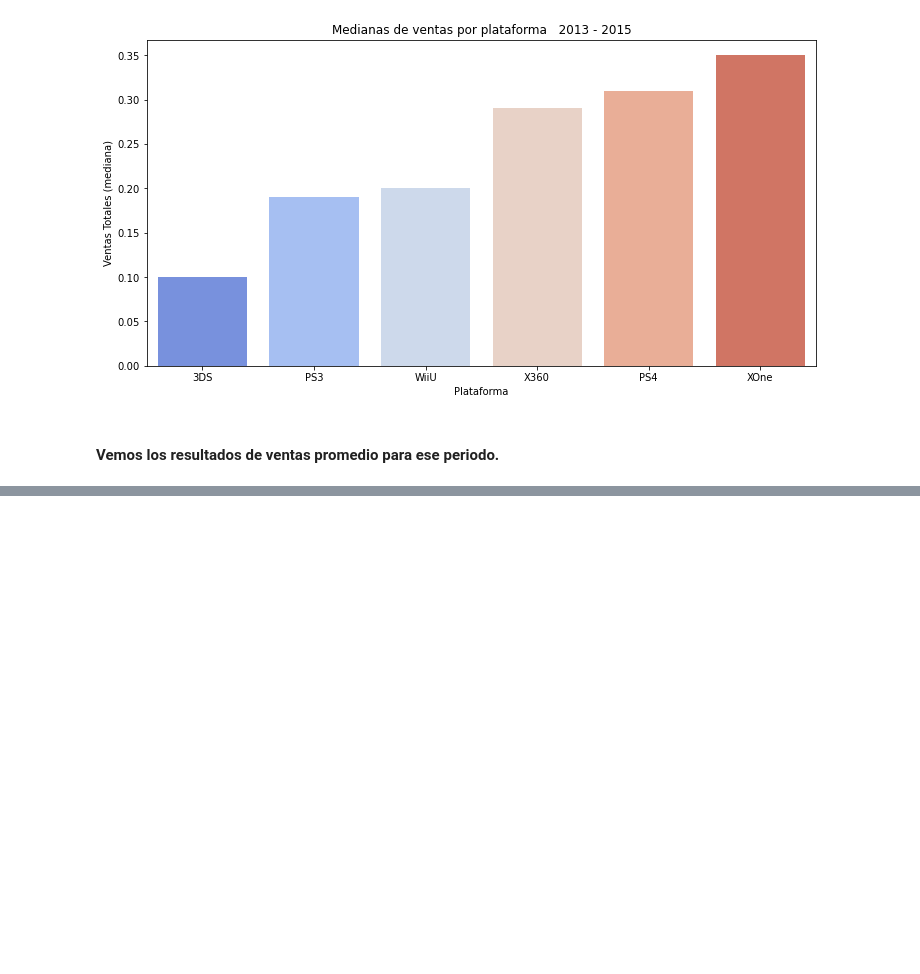
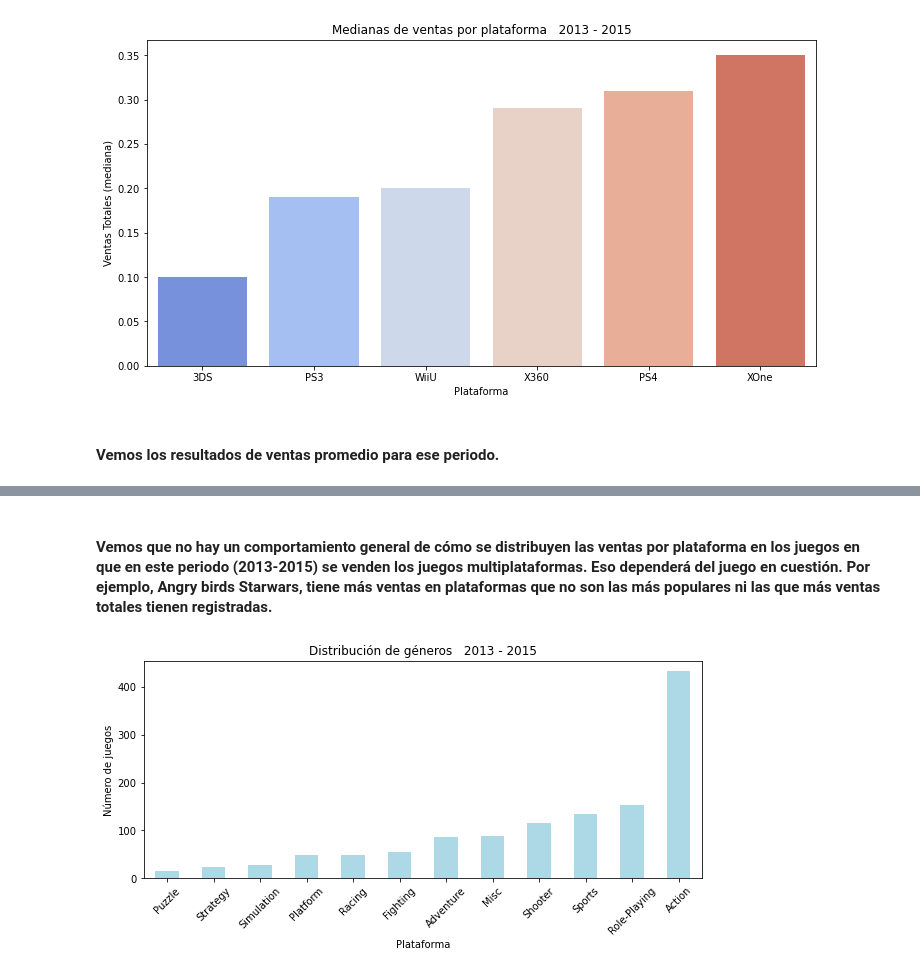
Before and after one commit to latostadorano/tt_s6_games, a Jupyter notebook: 03_analisis.ipynb, the cells around one changed output, grey strips where cells are left out. Cells and saved outputs as stored; diff of their text form; code cells hidden in the pictures; blank space fills up the shorter version.

```diff
--- a/03_analisis.ipynb
+++ b/03_analisis.ipynb
@@ -314,0 +437,19 @@ plt.show()
+# %% [markdown]
+#### Vemos que no hay un comportamiento general de cómo se distribuyen las ventas por plataforma en los juegos en que en este periodo (2013-2015) se venden los juegos multiplataformas. Eso dependerá del juego en cuestión. Por ejemplo, Angry birds Starwars, tiene más ventas en plataformas que no son las más populares ni las que más ventas totales tienen registradas.
+# %%
+# Contamos cuántos juegos hay por género
+
+genre_counts = sales_top['genre'].value_counts().sort_values()
+genre_counts.plot(
+    kind='bar',
+    figsize = (10,4),
+    rot = 45,
+    title = 'Distribución de géneros   2013 - 2015',
+    xlabel = 'Plataforma',
+    ylabel = 'Número de juegos',
+    color = 'lightblue'
+)
+
+plt.show()
+# %% [output]
+[figure, added]
```
Also changed, not shown: parts of 20 cells of this notebook.
